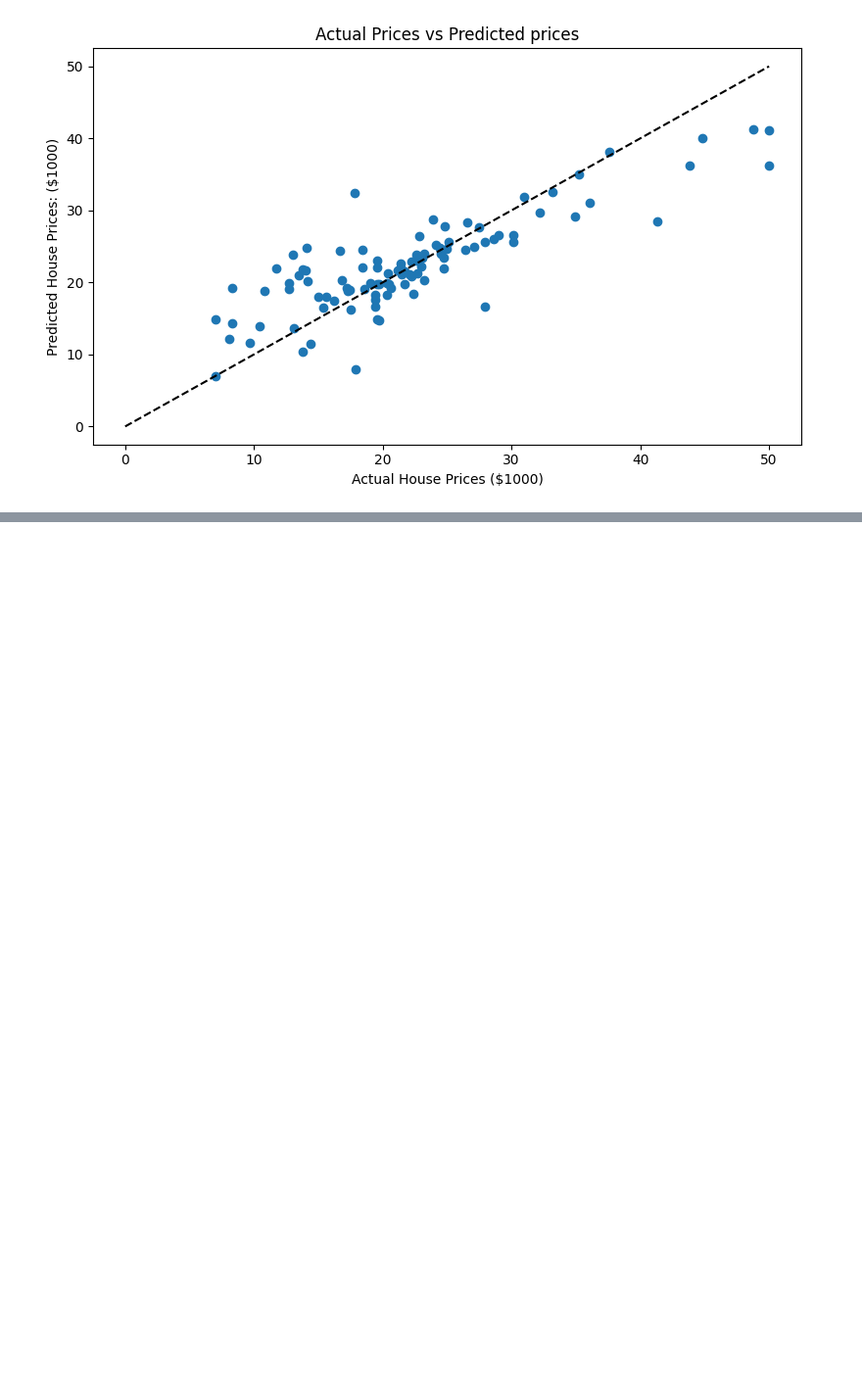
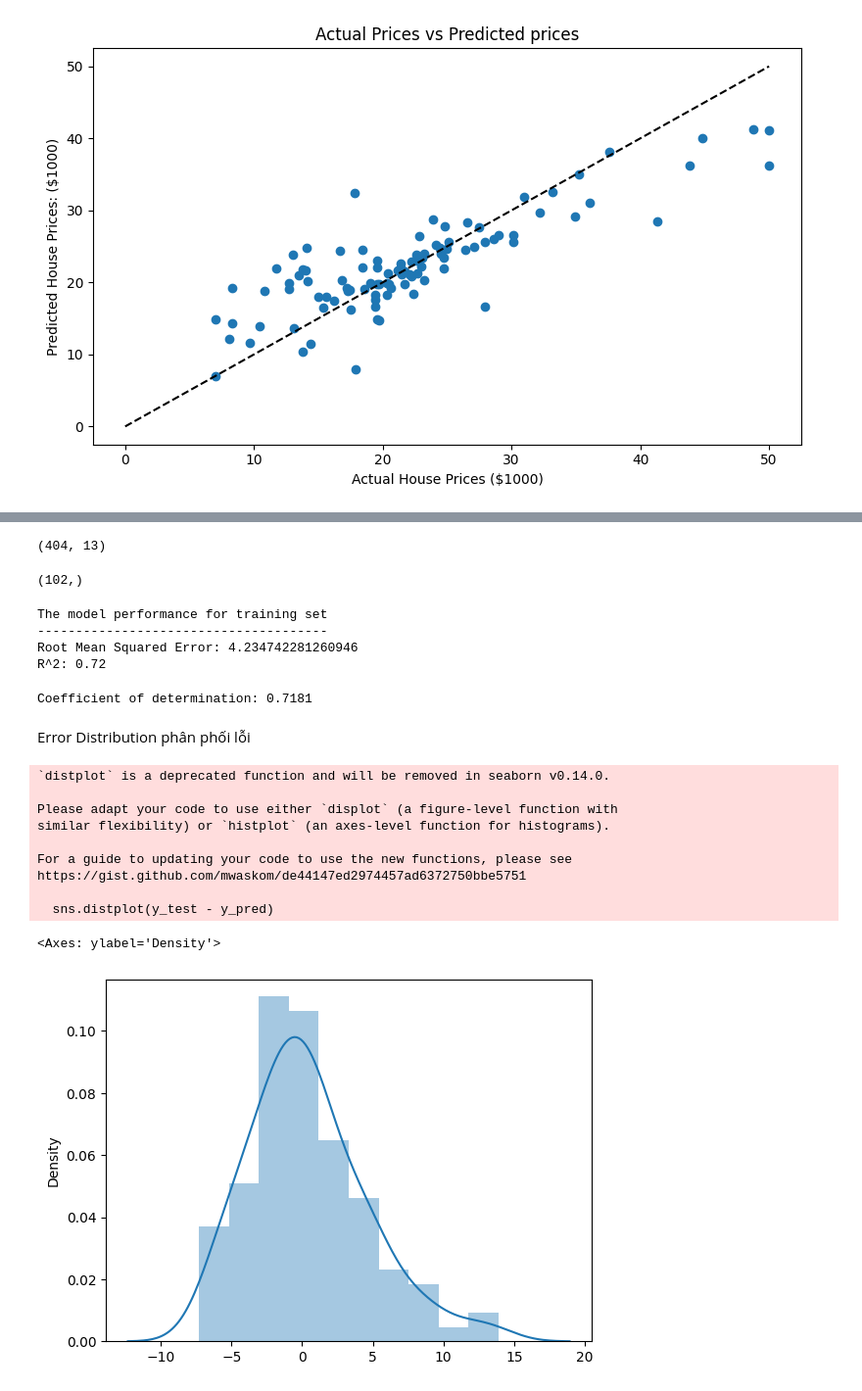
Before and after one commit to nangnguyen1204/data-ML-VTI2310, a Jupyter notebook: lesson6-linear-regression-model-1varriable/nang_ml_linear_boston (2).ipynb, the cells around one changed output, grey strips where cells are left out. Shown at 98% size. Drawn from its saved outputs; the diff is of its cells as text; code cells hidden in the pictures; blank space fills up the shorter version.

```diff
--- a/lesson6-linear-regression-model-1varriable/nang_ml_linear_boston (1).ipynb
+++ b/lesson6-linear-regression-model-1varriable/nang_ml_linear_boston (2).ipynb
@@ -459,0 +508,13 @@ plt.tight_layout();
+# %%
+y=boston_data.target
+# %%
+X_train, X_test, y_train, y_test =\
+  train_test_split(X,y, test_size = 0.2, random_state = 30)
+
+# chia dữ liệu X, y thành 4 tập dữ liệu để huấn luyện mô hình
+# %%
+reg_all = LinearRegression()
+# tạo mô hình hồi quy reg_all bằng phương thức LinearRegression
+
+reg_all.fit(X_train, y_train)
+# sử dụng fit để huấn luyện X_train, y_train
@@ -459,0 +545,47 @@ plt.tight_layout();
+# %%
+y_pred = reg_all.predict(X_test)
+#sử dụng mô hình dự đoán đầu ra y_pred cho tập X_test
+# %%
+X_train.shape
+# %% [output]
+(404, 13)
+# %%
+y_test.shape
+# %% [output]
+(102,)
+# %%
+rmse = np.sqrt(metrics.mean_squared_error(y_test, y_pred))
+r2 = round(reg_all.score(X_test, y_test),2)
+
+print("The model performance for training set")
+print("--------------------------------------")
+print("Root Mean Squared Error: {}".format(rmse))
+print("R^2: {}".format(r2))
+# %% [output]
+The model performance for training set
+--------------------------------------
+Root Mean Squared Error: 4.234742281260946
+R^2: 0.72
+# %%
+print('Coefficient of determination: {:.4f}'.format(metrics.r2_score(y_test, y_pred)))
+# %% [output]
+Coefficient of determination: 0.7181
+# %% [markdown]
+Error Distribution
+</br>
+phân phối lỗi
+# %%
+sns.distplot(y_test - y_pred)
+# trực quan hóa độ chính xác dự đoán sô với thực tế
+# %% [output]
+`distplot` is a deprecated function and will be removed in seaborn v0.14.0.
+
+Please adapt your code to use either `displot` (a figure-level function with
+similar flexibility) or `histplot` (an axes-level function for histograms).
+
+For a guide to updating your code to use the new functions, please see
+https://gist.github.com/mwaskom/de44147ed2974457ad6372750bbe5751
+
+  sns.distplot(y_test - y_pred)
+<Axes: ylabel='Density'>
+[figure, added]
```
Also changed, not shown: parts of 38 cells of this notebook.
